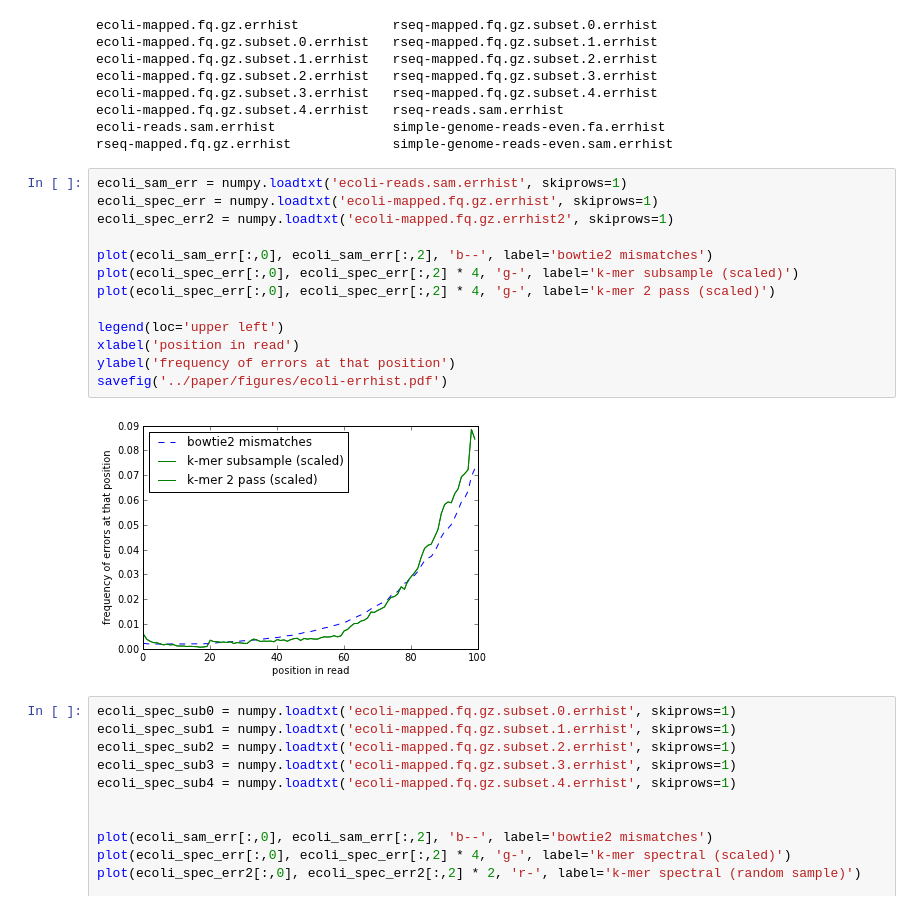
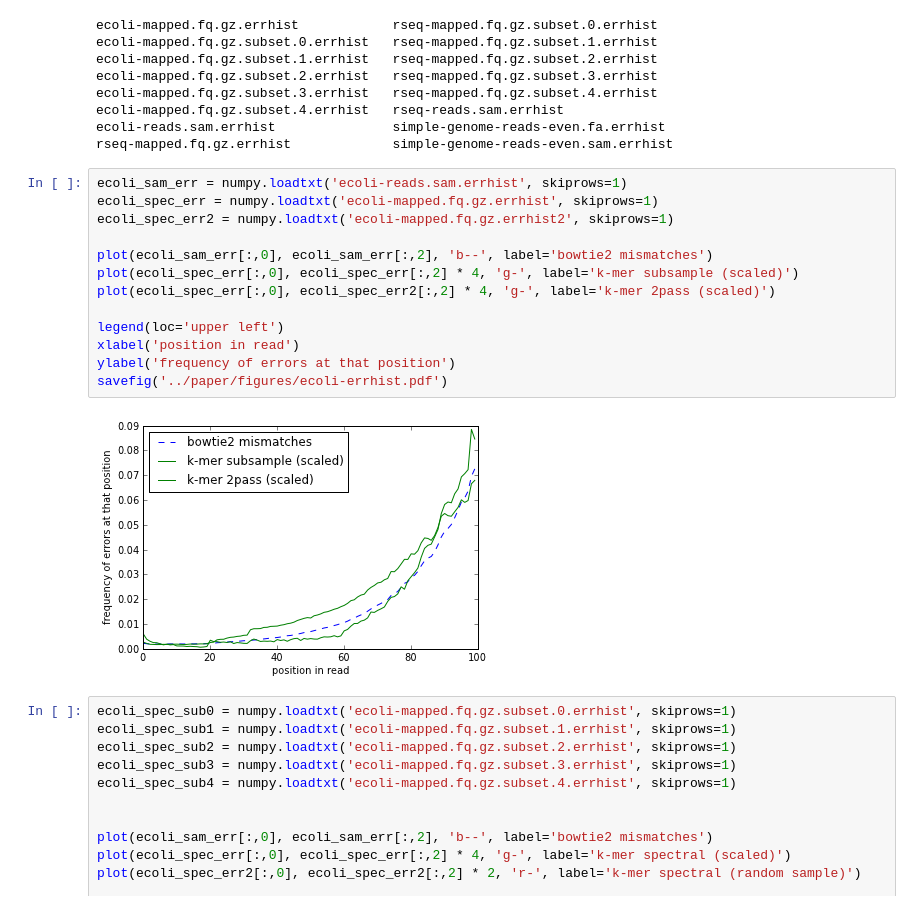
Before and after one commit to qingpeng/2014-streaming, a Jupyter notebook: pipeline/figures.ipynb, the cells around one changed output. Saved outputs shown, nothing was run; the diff lists cells and outputs as text.

```diff
--- a/pipeline/figures.ipynb
+++ b/pipeline/figures.ipynb
@@ -51,18 +51,18 @@ rseq-mapped.fq.gz.errhist             simple-genome-reads-even.sam.errhist
 # %%
 ecoli_sam_err = numpy.loadtxt('ecoli-reads.sam.errhist', skiprows=1)
 ecoli_spec_err = numpy.loadtxt('ecoli-mapped.fq.gz.errhist', skiprows=1)
 ecoli_spec_err2 = numpy.loadtxt('ecoli-mapped.fq.gz.errhist2', skiprows=1)
 
 plot(ecoli_sam_err[:,0], ecoli_sam_err[:,2], 'b--', label='bowtie2 mismatches')
 plot(ecoli_spec_err[:,0], ecoli_spec_err[:,2] * 4, 'g-', label='k-mer subsample (scaled)')
-plot(ecoli_spec_err[:,0], ecoli_spec_err[:,2] * 4, 'g-', label='k-mer 2 pass (scaled)')
+plot(ecoli_spec_err[:,0], ecoli_spec_err2[:,2] * 4, 'g-', label='k-mer 2pass (scaled)')
 
 legend(loc='upper left')
 xlabel('position in read')
 ylabel('frequency of errors at that position')
 savefig('../paper/figures/ecoli-errhist.pdf')
 # %% [output]
-[figure, old version]
+[figure, new version]
 # %%
 ecoli_spec_sub0 = numpy.loadtxt('ecoli-mapped.fq.gz.subset.0.errhist', skiprows=1)
 ecoli_spec_sub1 = numpy.loadtxt('ecoli-mapped.fq.gz.subset.1.errhist', skiprows=1)
```
Also changed, not shown: parts of 1 cell of this notebook, 4 other files.
